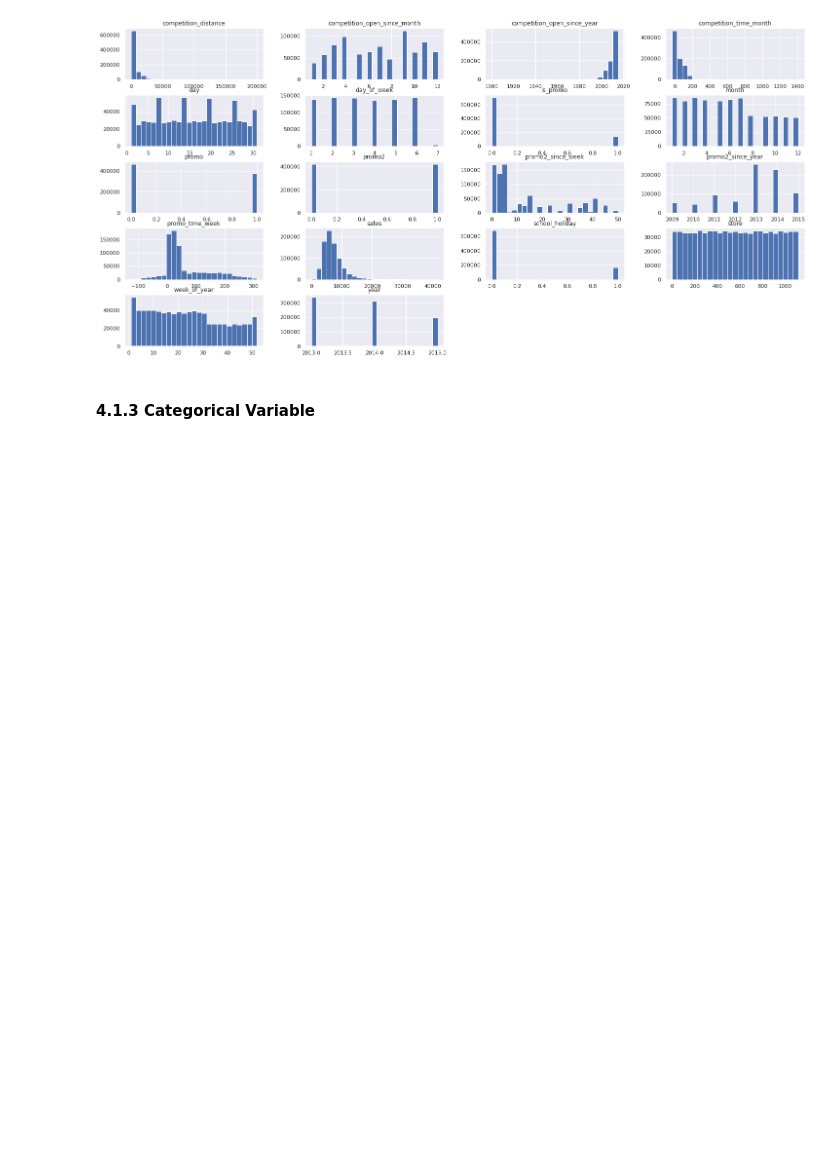
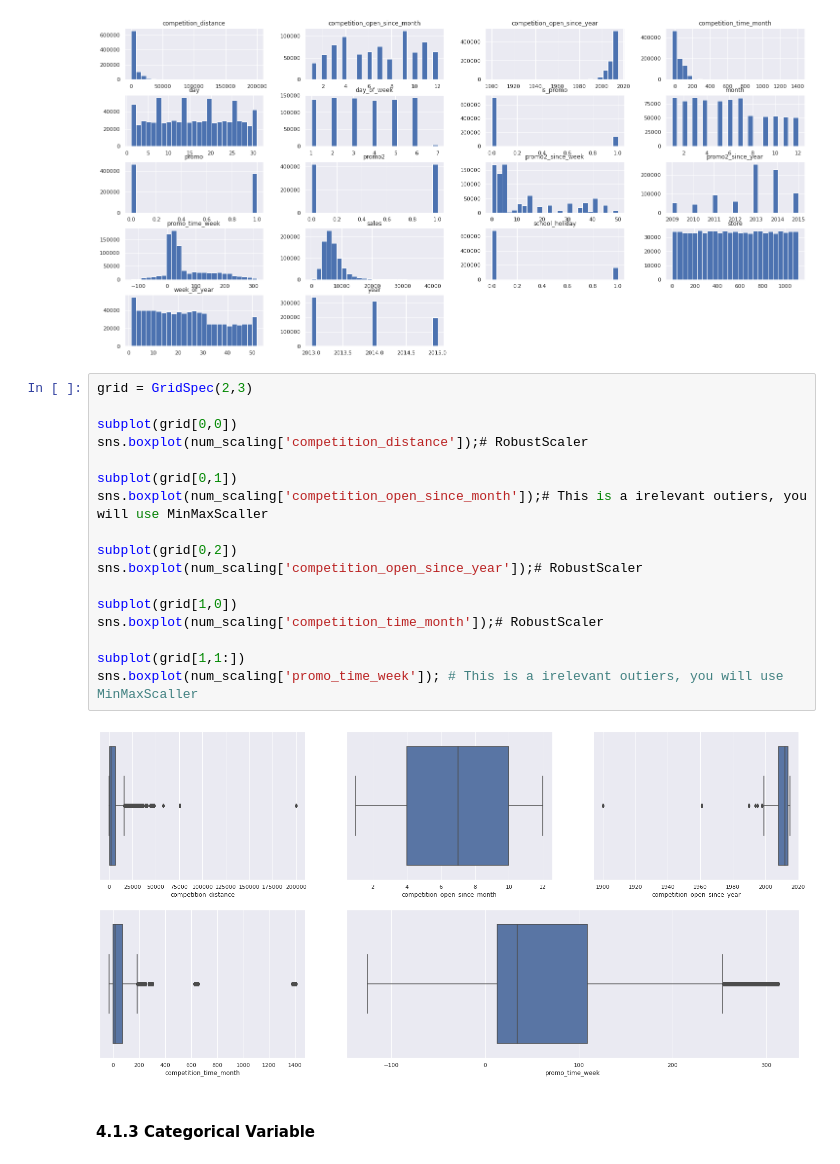
Before and after one commit to diegopmayer/rossman_sales_forecast, a Jupyter notebook: exploratory_data_analysis.ipynb, the cells around one changed output. Saved outputs shown, nothing was run; the diff lists cells and outputs as text; blank space fills up the shorter version.

Commit message:
Data Preparation - finished Scaler data

```diff
--- a/exploratory_data_analysis.ipynb
+++ b/exploratory_data_analysis.ipynb
@@ -737,6 +744,25 @@ This is the filtered data by sale > 0 and store opened
 df4.select_dtypes(exclude='object').hist(bins=25);
 # %% [output]
 [figure]
+# %%
+grid = GridSpec(2,3)
+
+subplot(grid[0,0])
+sns.boxplot(num_scaling['competition_distance']);# RobustScaler
+
+subplot(grid[0,1])
+sns.boxplot(num_scaling['competition_open_since_month']);# This is a irelevant outiers, you will use MinMaxScaller
+
+subplot(grid[0,2])
+sns.boxplot(num_scaling['competition_open_since_year']);# RobustScaler
+
+subplot(grid[1,0])
+sns.boxplot(num_scaling['competition_time_month']);# RobustScaler
+
+subplot(grid[1,1:])
+sns.boxplot(num_scaling['promo_time_week']); # This is a irelevant outiers, you will use MinMaxScaller
+# %% [output]
+[figure, added]
 # %% [markdown]
 #### 4.1.3 Categorical Variable
 # %% [markdown]
```
Also changed, not shown: parts of 12 cells of this notebook.
